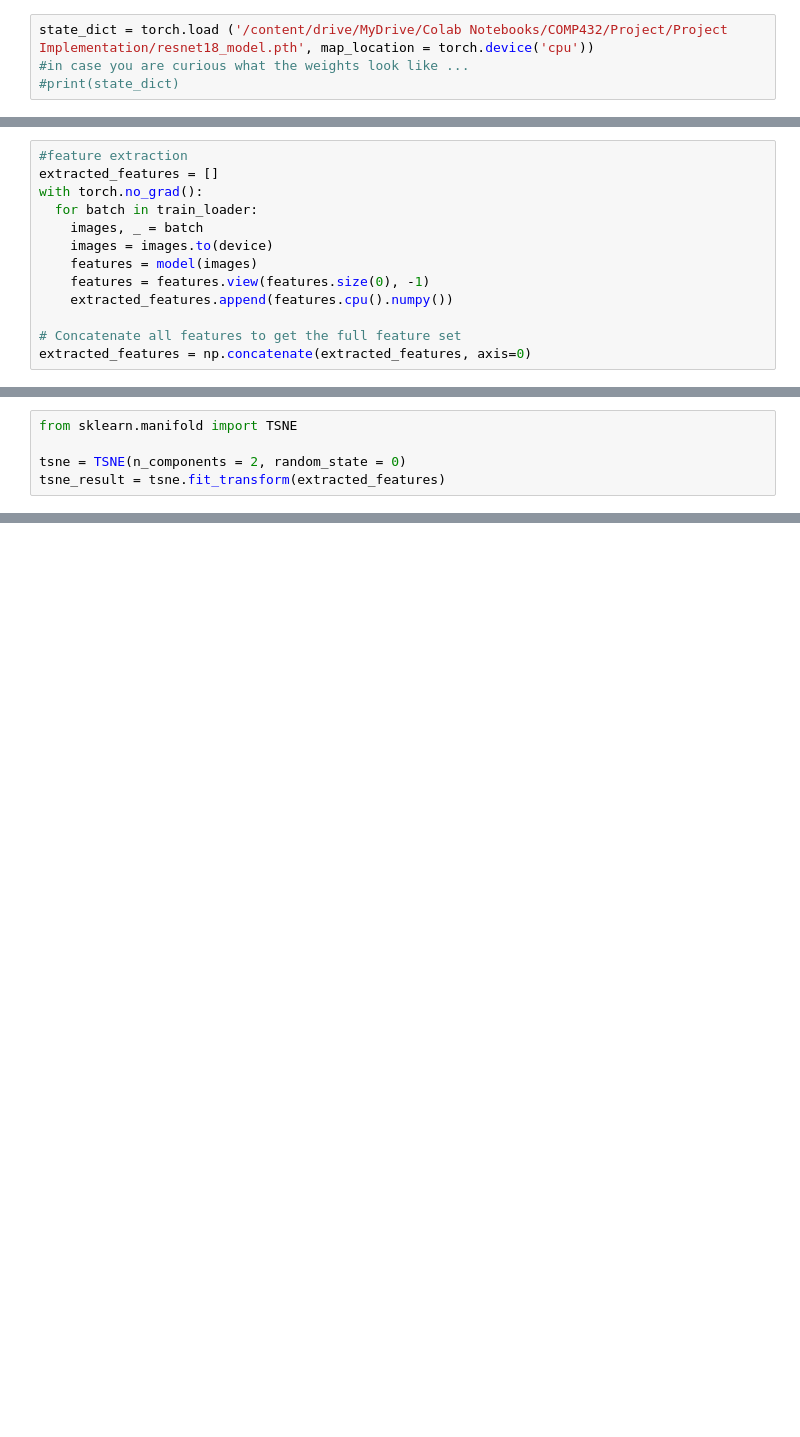
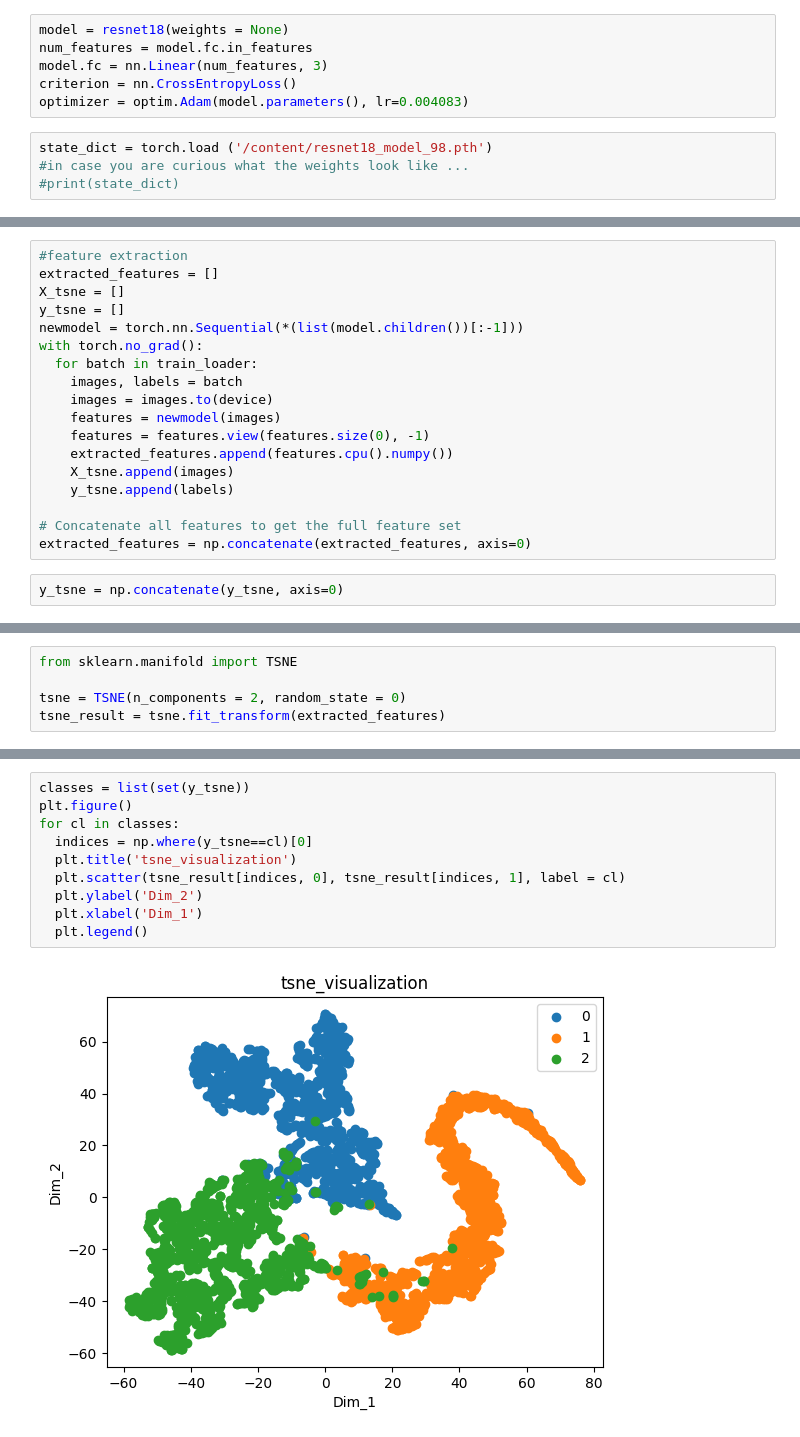
Before and after one commit to suinkangme/CV-Image-Classification-Tasks, a Jupyter notebook: task1_training_testing.ipynb, the cells around one changed output, grey strips where cells are left out. Saved outputs shown, nothing was run; the diff lists cells and outputs as text; blank space fills up the shorter version.

Commit message:
reimplement tsne visualization

```diff
--- a/task1_training_testing.ipynb
+++ b/task1_training_testing.ipynb
@@ -309,5 +301,11 @@ drive.mount('/content/drive')
+# %%
+model = resnet18(weights = None)
+num_features = model.fc.in_features
+model.fc = nn.Linear(num_features, 3)
+criterion = nn.CrossEntropyLoss()
+optimizer = optim.Adam(model.parameters(), lr=0.004083)
 # %%
-state_dict = torch.load ('/content/drive/MyDrive/Colab Notebooks/COMP432/Project/Project Implementation/resnet18_model.pth', map_location = torch.device('cpu'))
+state_dict = torch.load ('/content/resnet18_model_98.pth')
 #in case you are curious what the weights look like ...
 #print(state_dict)
 # %%
@@ -412,13 +363,20 @@ Test Loss: 1.1942, Test Accuracy: 58.33%
 # %%
 #feature extraction
 extracted_features = []
+X_tsne = []
+y_tsne = []
+newmodel = torch.nn.Sequential(*(list(model.children())[:-1]))
 with torch.no_grad():
   for batch in train_loader:
-    images, _ = batch
+    images, labels = batch
     images = images.to(device)
-    features = model(images)
+    features = newmodel(images)
     features = features.view(features.size(0), -1)
     extracted_features.append(features.cpu().numpy())
+    X_tsne.append(images)
+    y_tsne.append(labels)
 
 # Concatenate all features to get the full feature set
 extracted_features = np.concatenate(extracted_features, axis=0)
+# %%
+y_tsne = np.concatenate(y_tsne, axis=0)
@@ -462,0 +390,12 @@ ax.legend(bbox_to_anchor=(1.05, 1), loc=2, borderaxespad=0.0)
+# %%
+classes = list(set(y_tsne))
+plt.figure()
+for cl in classes:
+  indices = np.where(y_tsne==cl)[0]
+  plt.title('tsne_visualization')
+  plt.scatter(tsne_result[indices, 0], tsne_result[indices, 1], label = cl)
+  plt.ylabel('Dim_2')
+  plt.xlabel('Dim_1')
+  plt.legend()
+# %% [output]
+[figure, added]
```
Also changed, not shown: parts of 13 cells of this notebook.
